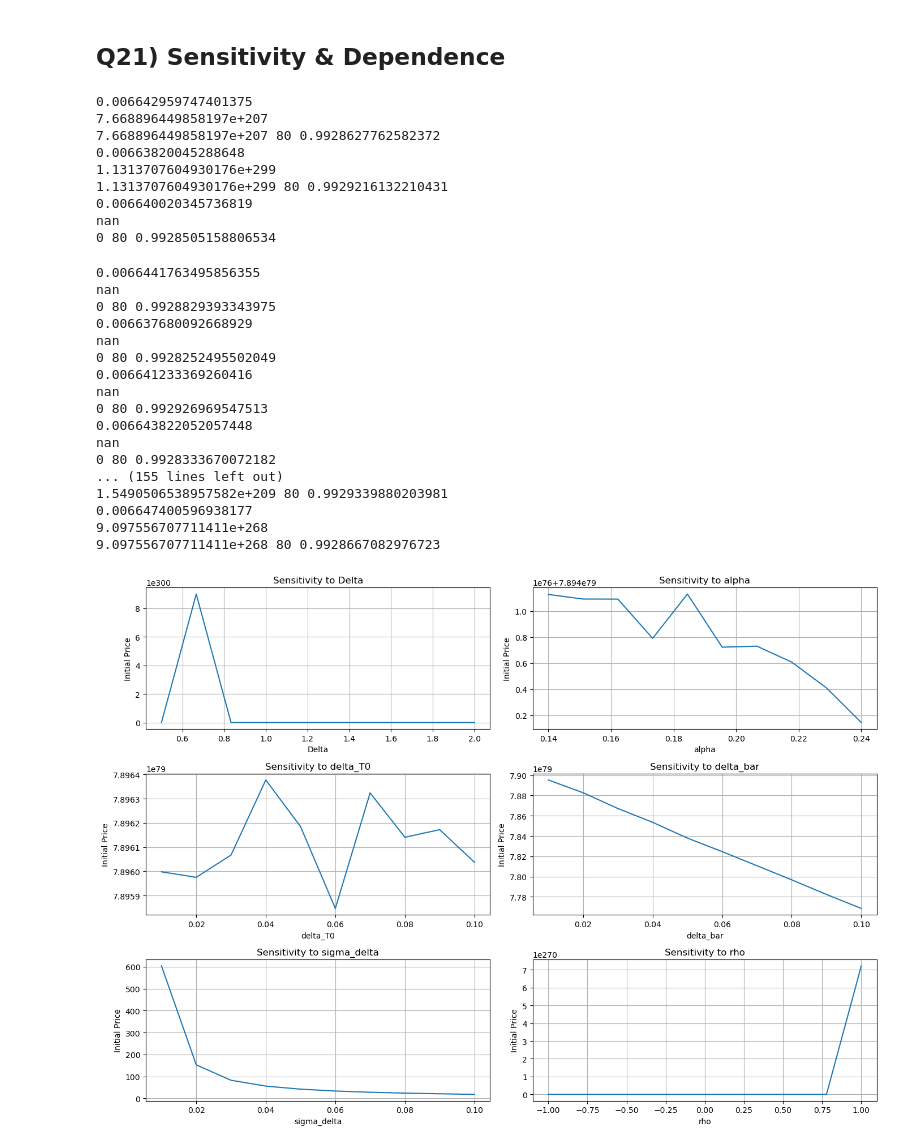
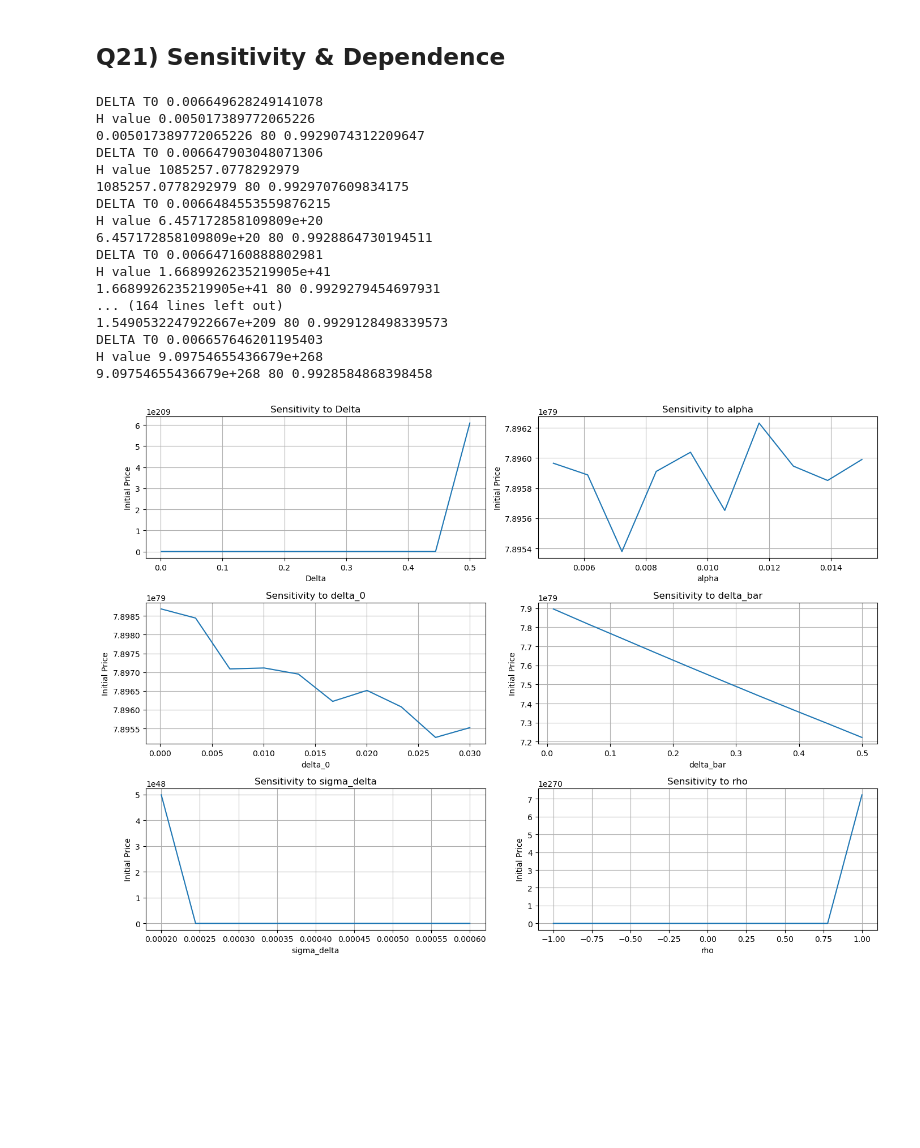
Before and after one commit to yanvow/oil_futures_storage_options, a Jupyter notebook: notebook.ipynb, the cells around one changed output. Cells and saved outputs as stored; diff of their text form; code cells hidden in the pictures; blank space fills up the shorter version.

```diff
--- a/notebook.ipynb
+++ b/notebook.ipynb
@@ -423,7 +424,7 @@ $$
 H\left(\delta_{T_0}\right)=e^{\psi_0(s)+\psi_\delta(s) \delta_{T_0}}-1-\alpha \int_0^{s} e^{\psi_0(\tau)+\psi_\delta(\tau) \delta_{T_0}} d \tau
 $$
 # %%
-def simulate_delta_t(T0, delta_0, lambda_delta, delta_bar, sigma_delta, num_simulations=30000):
+def simulate_delta_t(T0, delta_0, lambda_delta, delta_bar, sigma_delta, num_simulations=100):
     dt = T0 / num_simulations
     delta_t = np.zeros(num_simulations)
     delta_t[0] = delta_0
@@ -448,18 +449,18 @@ The payoff at the start date is :
 $ H\left(\delta_{T_0}\right)^+ = max (0, H\left(\delta_{T_0}\right))$
 # %%
 # Compute the payoff at T0
-def payoff_at_T0(T0, alpha, Delta, sigma_delta=sigma_delta, lambda_delta=lambda_delta, delta_bar=delta_bar, rho_delta_O=rho_delta_O):
+def payoff_at_T0(T0, alpha, Delta, sigma_delta=sigma_delta, lambda_delta=lambda_delta, delta_bar=delta_bar, rho_delta_O=rho_delta_O, delta_0=delta_0):
     delta_t, dt = simulate_delta_t(T0, delta_0, lambda_delta, delta_bar, sigma_delta)
 
     # Compute the integral of delta_t over [0, T0]
     delta_T0 = np.sum(delta_t) * dt
 
-    print(delta_T0)
+    print("DELTA T0", delta_T0)
 
     H_value = H(delta_T0, alpha, Delta, sigma_delta=sigma_delta, lambda_delta=lambda_delta, delta_bar=delta_bar, rho_delta_O=rho_delta_O)
     payoff_T0 = max(0, H_value)
 
-    print(H_value)
+    print("H value", H_value)
 
     return payoff_T0
 # %% [markdown]
@@ -534,7 +535,7 @@ def initial_price_of_storage_option(O_0, T0, Delta, alpha, sigma_delta=sigma_del
     # Compute the discount factor using the integral of r_t
     discount_factor = np.exp(-integral_r_t)
 
-    payoff_T0 = payoff_at_T0(T0, alpha, Delta, sigma_delta=sigma_delta, lambda_delta=lambda_delta, delta_bar=delta_bar, rho_delta_O=rho_delta_O)
+    payoff_T0 = payoff_at_T0(T0, alpha, Delta, sigma_delta=sigma_delta, lambda_delta=lambda_delta, delta_bar=delta_bar, rho_delta_O=rho_delta_O, delta_0=delta_0)
 
     initial_price = O_0 * payoff_T0 * discount_factor
 
@@ -546,19 +547,19 @@ def initial_price_of_storage_option(O_0, T0, Delta, alpha, sigma_delta=sigma_del
 # %%
 def sensitivity_analysis(O_0, T0, Delta):
 
-    Deltas = np.linspace(0.5, 2, 10) # We vary the range of Delta
+    Deltas = np.linspace(0.001, 0.5, 10) # We vary the range of Delta
     prices_Delta = [initial_price_of_storage_option(O_0, T0, D, alpha) for D in Deltas]
 
-    alphas = np.linspace(0.14, 0.24, 10) # We vary the range of alpha
+    alphas = np.linspace(0.005, 0.015, 10) # We vary the range of alpha
     prices_alpha = [initial_price_of_storage_option(O_0, T0, Delta, a) for a in alphas]
 
-    delta_0s = np.linspace(0.01, 0.1, 10) # We vary the range of delta_0
+    delta_0s = np.linspace(0.0001, 0.03, 10) # We vary the range of delta_0
     prices_delta_0 = [initial_price_of_storage_option(O_0, T0, Delta, alpha, delta_0=d0) for d0 in delta_0s]
 
-    delta_bars = np.linspace(0.01, 0.1, 10) # We vary the range of delta_bar
+    delta_bars = np.linspace(0.01, 0.5, 10) # We vary the range of delta_bar
     prices_delta_bar = [initial_price_of_storage_option(O_0, T0, Delta, alpha, delta_bar=delta_b) for delta_b in delta_bars]
 
-    sigma_deltas = np.linspace(0.01, 0.1, 10) # We vary the range of sigma_delta
+    sigma_deltas = np.linspace(0.0006, 0.0002, 10) # We vary the range of sigma_delta
     prices_sigma_delta = [initial_price_of_storage_option(O_0, T0, Delta, alpha, sigma_delta=sigma_d) for sigma_d in sigma_deltas]
 
     correlations = np.linspace(-1, 1, 10) # We vary the range of rho
@@ -583,65 +584,56 @@ def sensitivity_analysis(O_0, T0, Delta):
 
     plt.subplot(3, 2, 3)
     plt.plot(delta_0s, prices_delta_0, label='Initial Convenience Yield')
-    plt.xlabel('delta_T0')
+    plt.xlabel('delta_0')
     plt.ylabel('Initial Price')
-    plt.title('Sensitivity to delta_T0')
+    plt.title('Sensitivity to delta_0')
     plt.grid(True)
 
     plt.subplot(3, 2, 4)
     plt.plot(delta_bars, prices_delta_bar, label='Long-Term Average Convenience Yield')
     plt.xlabel('delta_bar')
     plt.ylabel('Initial Price')
     plt.title('Sensitivity to delta_bar')
     plt.grid(True)
 
     plt.subplot(3, 2, 5)
     plt.plot(sigma_deltas, prices_sigma_delta, label='Volatility of the Convenience Yield')
     plt.xlabel('sigma_delta')
     plt.ylabel('Initial Price')
     plt.title('Sensitivity to sigma_delta')
     plt.grid(True)
 
     plt.subplot(3, 2, 6)
     plt.plot(correlations, prices_correlation, label='Correlation between delta and O')
     plt.xlabel('rho')
     plt.ylabel('Initial Price')
     plt.title('Sensitivity to rho')
     plt.grid(True)
 
     plt.tight_layout()
     plt.show()
 
 # Perform sensitivity analysis
 T0 = 0.5
 Delta = 1/4
 alpha = 0.01
 sensitivity_analysis(init_spot_price_oil_pb, T0, Delta)
 # %% [output]
-0.006642959747401375
-7.668896449858197e+207
-7.668896449858197e+207 80 0.9928627762582372
-0.00663820045288648
-1.1313707604930176e+299
-1.1313707604930176e+299 80 0.9929216132210431
-0.006640020345736819
-nan
-0 80 0.9928505158806534
+DELTA T0 0.006649628249141078
+H value 0.005017389772065226
+0.005017389772065226 80 0.9929074312209647
+DELTA T0 0.006647903048071306
+H value 1085257.0778292979
+1085257.0778292979 80 0.9929707609834175
+DELTA T0 0.0066484553559876215
+H value 6.457172858109809e+20
+6.457172858109809e+20 80 0.9928864730194511
+DELTA T0 0.006647160888802981
+H value 1.6689926235219905e+41
+1.6689926235219905e+41 80 0.9929279454697931
+... (164 lines left out)
+1.5490532247922667e+209 80 0.9929128498339573
+DELTA T0 0.006657646201195403
+H value 9.09754655436679e+268
+9.09754655436679e+268 80 0.9928584868398458
-0.0066441763495856355
-nan
-0 80 0.9928829393343975
-0.006637680092668929
-nan
-0 80 0.9928252495502049
-0.006641233369260416
-nan
-0 80 0.992926969547513
-0.006643822052057448
-nan
-0 80 0.9928333670072182
-... (155 lines left out)
-1.5490506538957582e+209 80 0.9929339880203981
-0.006647400596938177
-9.097556707711411e+268
-9.097556707711411e+268 80 0.9928667082976723
-[figure, old version]
+[figure, new version]
```
Also changed, not shown: parts of 3 cells of this notebook.
